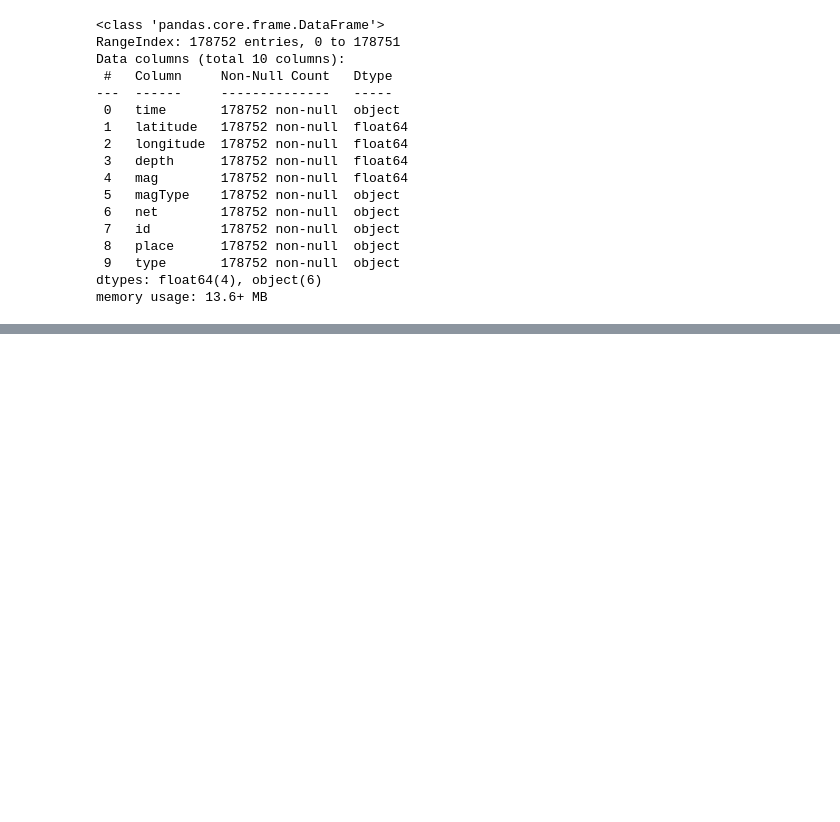
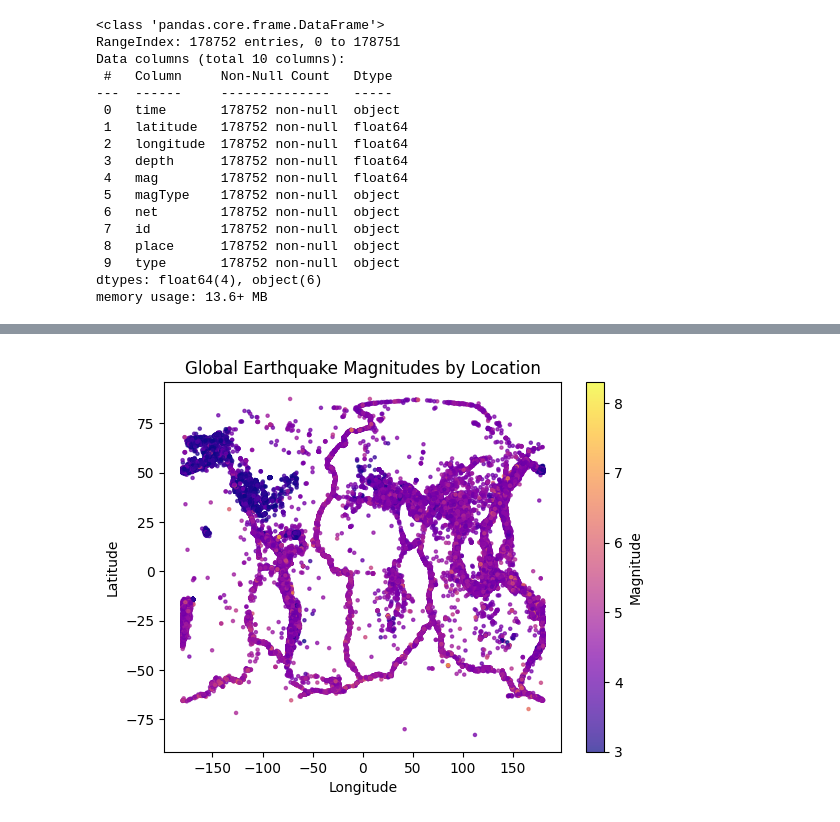
Before and after one commit to CameronKoP4/earthquake-dataset-analysis, a Jupyter notebook: Earthquakes_Dataset.ipynb, the cells around one changed output, grey strips where cells are left out. Drawn from its saved outputs; the diff is of its cells as text; code cells hidden in the pictures; blank space fills up the shorter version.

```diff
--- a/Earthquakes_Dataset.ipynb
+++ b/Earthquakes_Dataset.ipynb
@@ -156,0 +173,13 @@ memory usage: 13.6+ MB
+# %%
+scatter = plt.scatter(df['longitude'], df['latitude'], c = df["mag"], cmap="plasma",s=5, alpha=0.7)
+
+plt.title("Global Earthquake Magnitudes by Location")
+plt.xlabel("Longitude")
+plt.ylabel("Latitude")
+
+cbar = plt.colorbar(scatter)
+cbar.set_label("Magnitude")
+
+plt.show()
+# %% [output]
+[figure, added]
```
Also changed, not shown: parts of 2 cells of this notebook.
